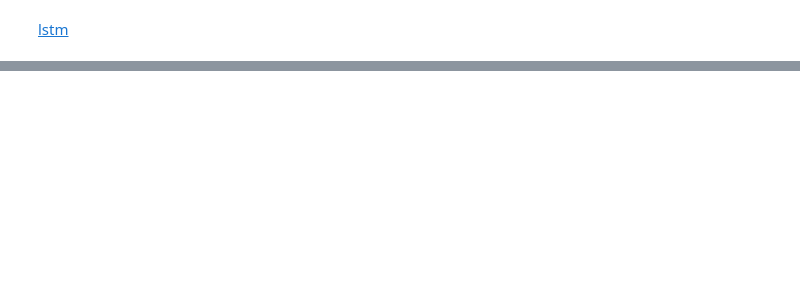
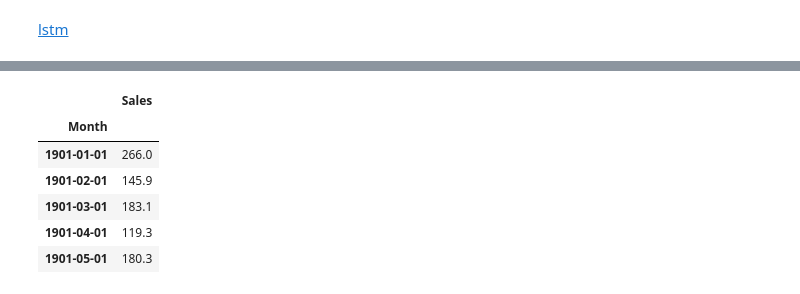
Before and after one commit to DeepLanguageTech/lstm-univariate-timeseries, a Jupyter notebook: notebooks/lstm-univariate-timeseries.ipynb, the cells around one changed output, grey strips where cells are left out. Saved outputs shown, nothing was run; the diff lists cells and outputs as text; code cells hidden in the pictures; blank space fills up the shorter version.

```diff
--- a/notebooks/lstm-univariate-timeseries.ipynb
+++ b/notebooks/lstm-univariate-timeseries.ipynb
@@ -35 +33,12 @@ df.head()
+# %%
+series = pd.read_csv('shampoo.csv', header=0, parse_dates=[0], index_col=0, date_parser=parser)
+series.head()
+# %% [output]
+|  | Sales |
+| Month |  |
+| 1901-01-01 | 266.0 |
+| 1901-02-01 | 145.9 |
+| 1901-03-01 | 183.1 |
+| 1901-04-01 | 119.3 |
+| 1901-05-01 | 180.3 |
 # %%
```
Also changed, not shown: parts of 66 cells of this notebook, 2 other files.
